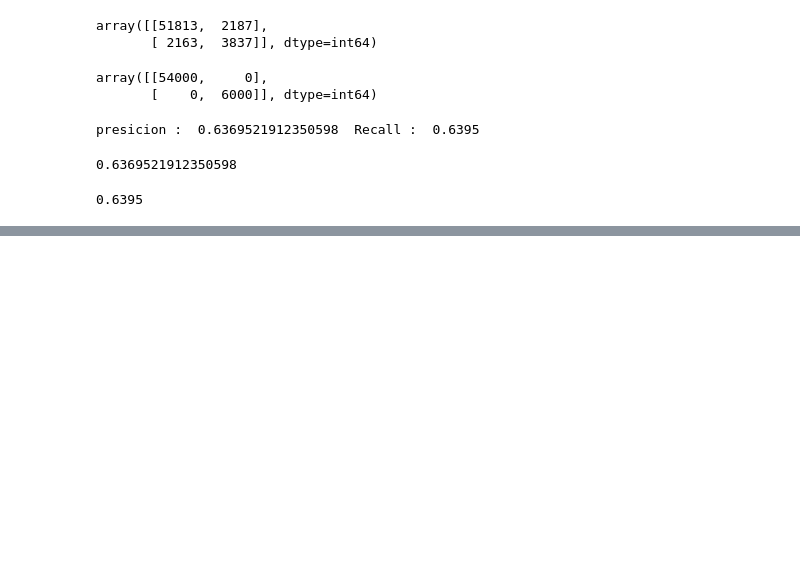
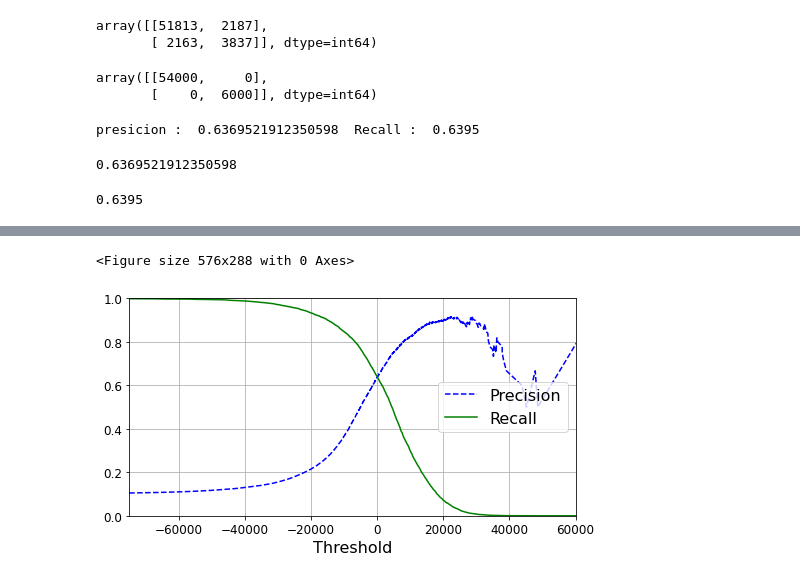
Before and after one commit to mike-tr/ML_uni_project, a Jupyter notebook: project.ipynb, the cells around one changed output, grey strips where cells are left out. Cells and saved outputs as stored; diff of their text form; code cells hidden in the pictures; blank space fills up the shorter version.

```diff
--- a/project.ipynb
+++ b/project.ipynb
@@ -293,0 +329,21 @@ f1_score(y_train_pullover, y_train_pred)
+# %%
+y_scores = cross_val_predict(sgd_clf, X_train, y_train_pullover, cv=3,
+    method="decision_function")
+# %%
+from sklearn.metrics import precision_recall_curve
+precisions, recalls, thresholds = precision_recall_curve(y_train_pullover, y_scores)
+# %%
+def plot_precision_recall_vs_threshold(precisions, recalls, thresholds):
+    plt.plot(thresholds, precisions[:-1], "b--", label="Precision")
+    plt.plot(thresholds, recalls[:-1], "g-", label="Recall")
+    plt.legend(loc="center right", fontsize=16) # Not shown in the book
+    plt.xlabel("Threshold", fontsize=16)        # Not shown
+    plt.grid(True)                              # Not shown
+    plt.axis([-75000, 60000, 0, 1])             # Not shown
+
+plt.figure(figsize=(8, 4))
+plot_precision_recall_vs_threshold(precisions, recalls, thresholds)
+plt.show()
+# %% [output]
+<Figure size 576x288 with 0 Axes>
+[figure, added]
```
Also changed, not shown: parts of 12 cells of this notebook, 2 other files.
